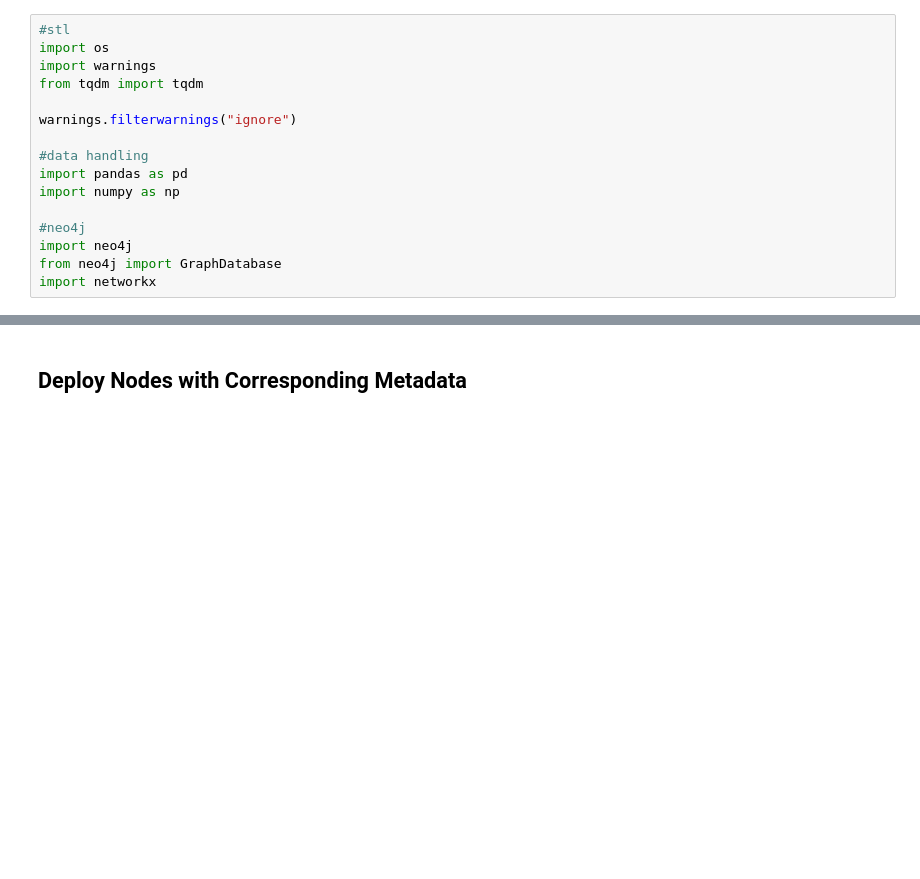
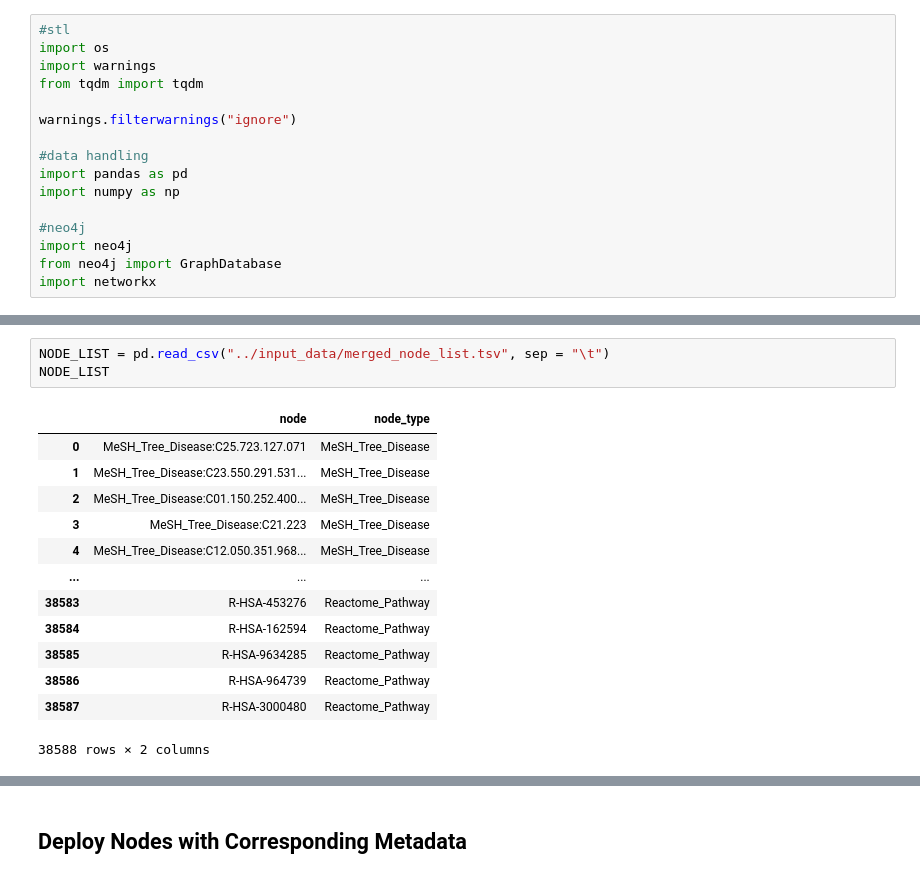
Before and after one commit to irsyadadam/caseolapLIFT_vis, a Jupyter notebook: kg_create/kg_create.ipynb, the cells around one changed output, grey strips where cells are left out. Saved outputs shown, nothing was run; the diff lists cells and outputs as text; blank space fills up the shorter version.

```diff
--- a/kg_create/kg_create.ipynb
+++ b/kg_create/kg_create.ipynb
@@ -21,0 +48,17 @@ driver.verify_connectivity()
+# %%
+NODE_LIST = pd.read_csv("../input_data/merged_node_list.tsv", sep = "\t")
+NODE_LIST
+# %% [output]
+|  | node | node_type |
+| 0 | MeSH_Tree_Disease:C25.723.127.071 | MeSH_Tree_Disease |
+| 1 | MeSH_Tree_Disease:C23.550.291.531... | MeSH_Tree_Disease |
+| 2 | MeSH_Tree_Disease:C01.150.252.400... | MeSH_Tree_Disease |
+| 3 | MeSH_Tree_Disease:C21.223 | MeSH_Tree_Disease |
+| 4 | MeSH_Tree_Disease:C12.050.351.968... | MeSH_Tree_Disease |
+| ... | ... | ... |
+| 38583 | R-HSA-453276 | Reactome_Pathway |
+| 38584 | R-HSA-162594 | Reactome_Pathway |
+| 38585 | R-HSA-9634285 | Reactome_Pathway |
+| 38586 | R-HSA-964739 | Reactome_Pathway |
+| 38587 | R-HSA-3000480 | Reactome_Pathway |
+38588 rows × 2 columns
```
Also changed, not shown: parts of 18 cells of this notebook, 5 other files.
